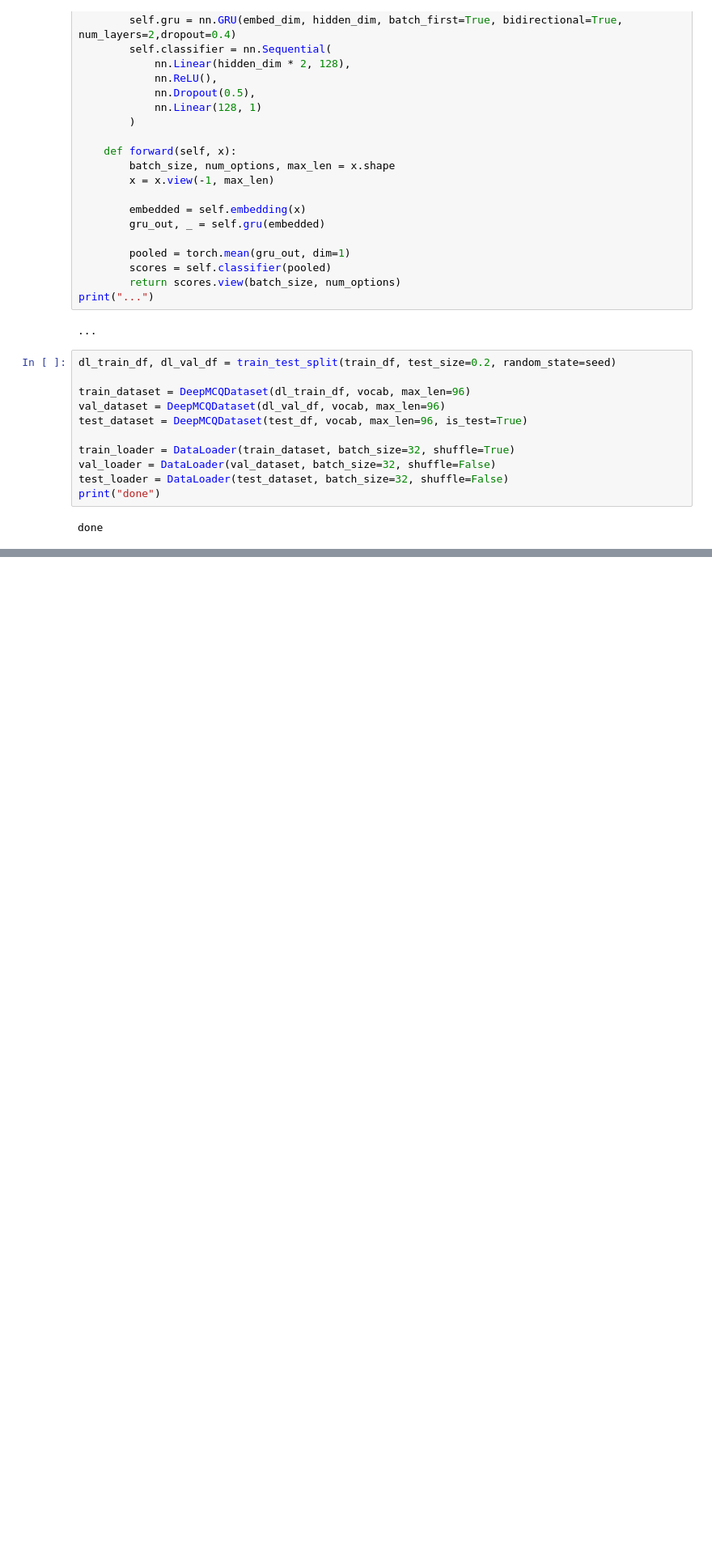
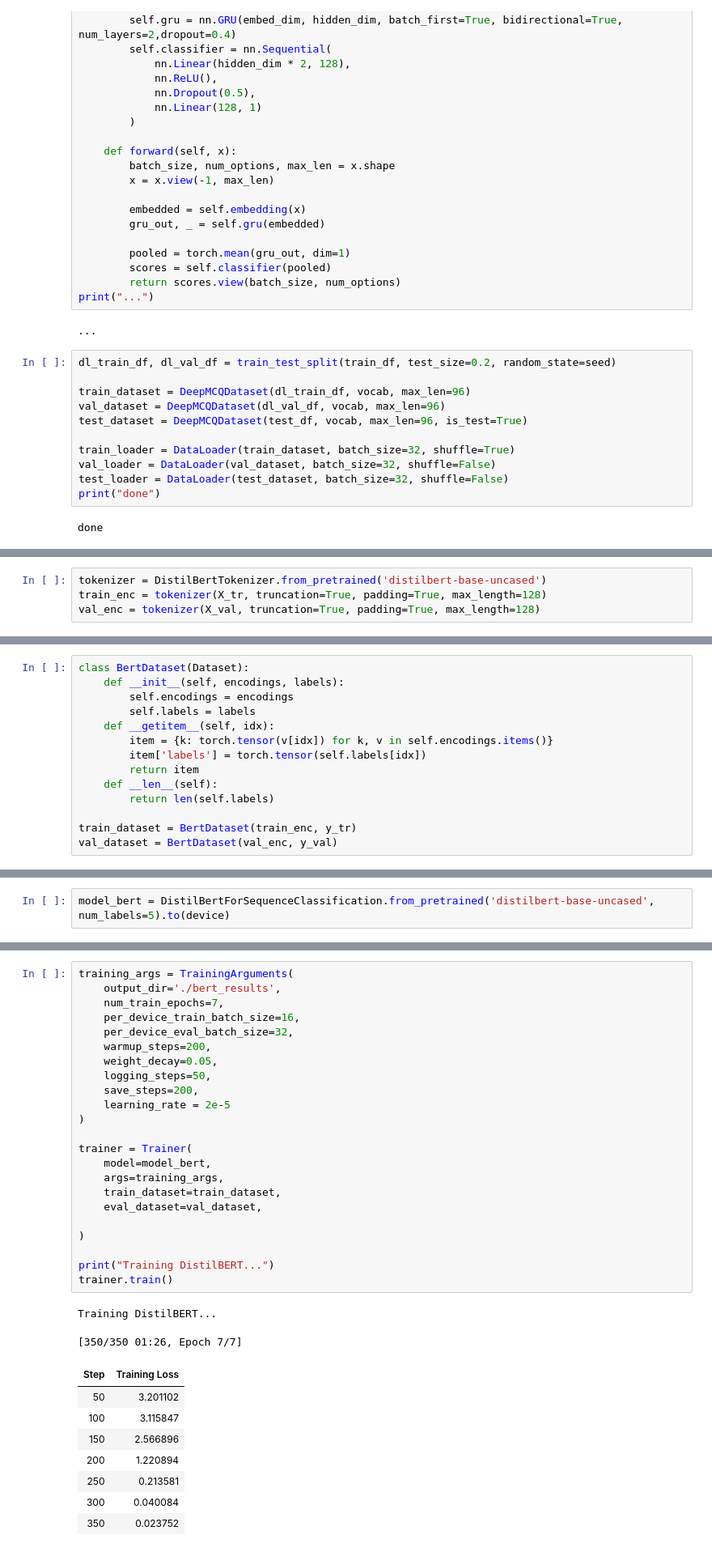
Before and after one commit to 23f2005181/DL-23f2005181-notebook-t22026, a Jupyter notebook: kaggle_notebook.ipynb, the cells around one changed output, grey strips where cells are left out. Shown at 81% size. Drawn from its saved outputs; the diff is of its cells as text; blank space fills up the shorter version.

```diff
--- a/kaggle_notebook.ipynb
+++ b/kaggle_notebook.ipynb
@@ -740,0 +771,4 @@ submission.csv is perfect
+# %%
+tokenizer = DistilBertTokenizer.from_pretrained('distilbert-base-uncased')
+train_enc = tokenizer(X_tr, truncation=True, padding=True, max_length=128)
+val_enc = tokenizer(X_val, truncation=True, padding=True, max_length=128)
@@ -740,0 +777,14 @@ submission.csv is perfect
+# %%
+class BertDataset(Dataset):
+    def __init__(self, encodings, labels):
+        self.encodings = encodings
+        self.labels = labels
+    def __getitem__(self, idx):
+        item = {k: torch.tensor(v[idx]) for k, v in self.encodings.items()}
+        item['labels'] = torch.tensor(self.labels[idx])
+        return item
+    def __len__(self):
+        return len(self.labels)
+
+train_dataset = BertDataset(train_enc, y_tr)
+val_dataset = BertDataset(val_enc, y_val)
@@ -740,0 +812,2 @@ submission.csv is perfect
+# %%
+model_bert = DistilBertForSequenceClassification.from_pretrained('distilbert-base-uncased', num_labels=5).to(device)
@@ -740,0 +831,34 @@ submission.csv is perfect
+# %%
+training_args = TrainingArguments(
+    output_dir='./bert_results',
+    num_train_epochs=7,
+    per_device_train_batch_size=16,
+    per_device_eval_batch_size=32,
+    warmup_steps=200,
+    weight_decay=0.05,
+    logging_steps=50,
+    save_steps=200,
+    learning_rate = 2e-5
+)
+
+trainer = Trainer(
+    model=model_bert,
+    args=training_args,
+    train_dataset=train_dataset,
+    eval_dataset=val_dataset,
+
+)
+
+print("Training DistilBERT...")
+trainer.train()
+# %% [output]
+Training DistilBERT...
+[350/350 01:26, Epoch 7/7]
+| Step | Training Loss |
+| 50 | 3.201102 |
+| 100 | 3.115847 |
+| 150 | 2.566896 |
+| 200 | 1.220894 |
+| 250 | 0.213581 |
+| 300 | 0.040084 |
+| 350 | 0.023752 |
```
Also changed, not shown: parts of 15 cells of this notebook.
